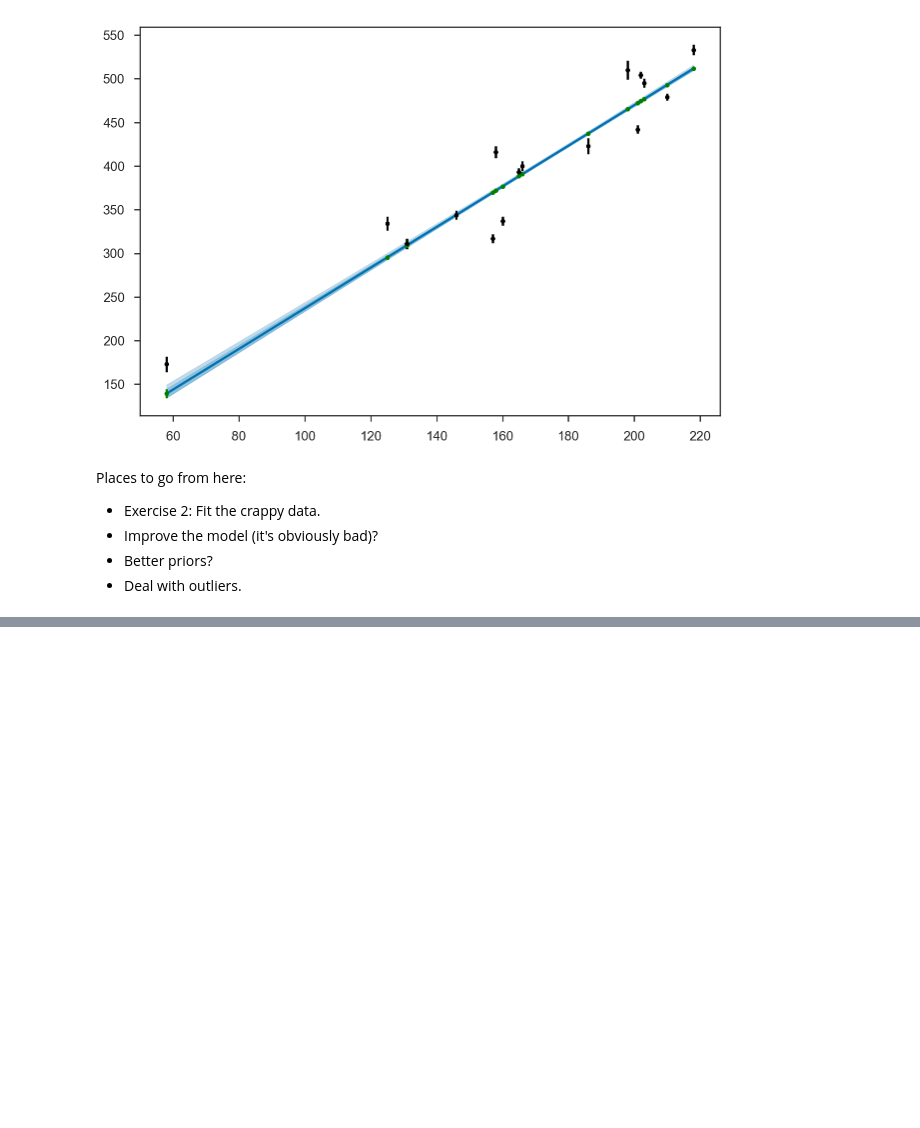
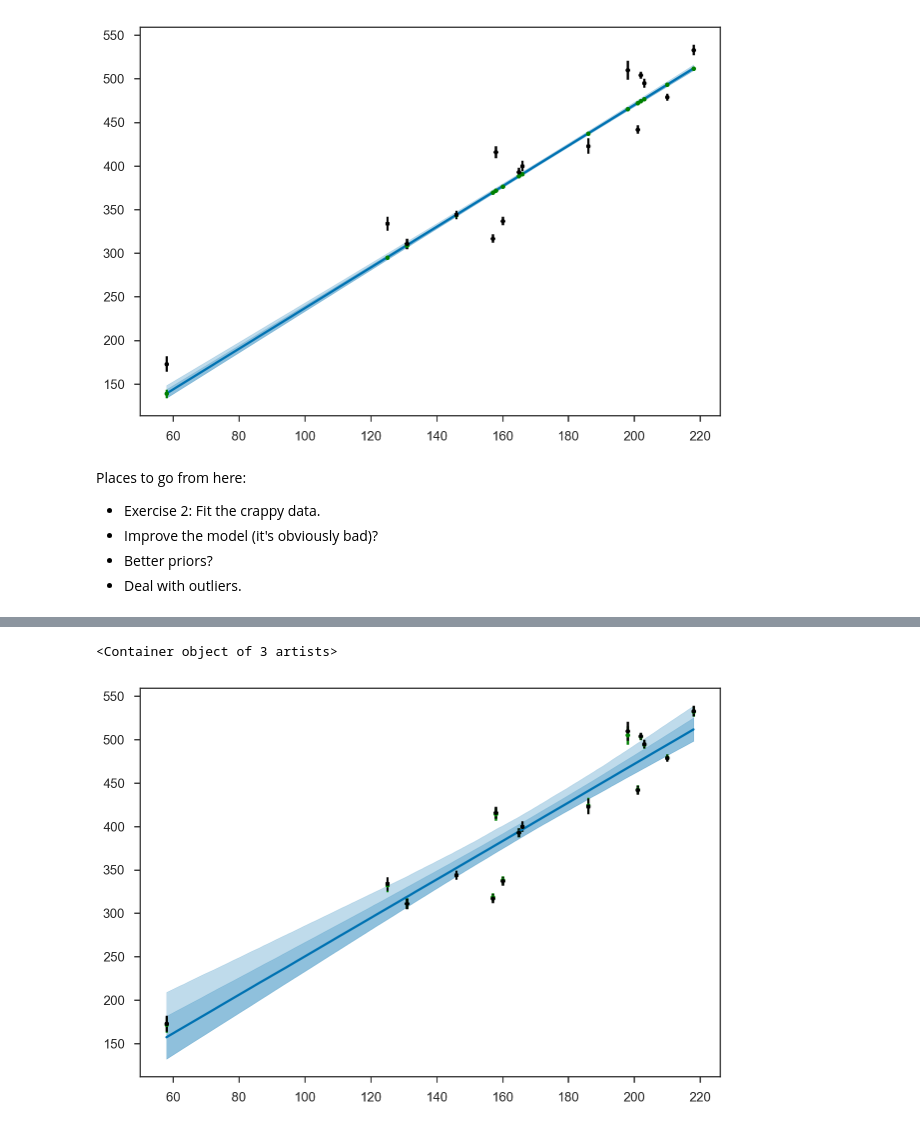
Before and after one commit to farr/GWDataAnalysisSummerSchool, a Jupyter notebook: lecture1/lecture1.ipynb, the cells around one changed output, grey strips where cells are left out. Drawn from its saved outputs; the diff is of its cells as text; code cells hidden in the pictures; blank space fills up the shorter version.

```diff
--- a/lecture1/lecture1.ipynb
+++ b/lecture1/lecture1.ipynb
@@ -145,0 +209,7 @@ Places to go from here:
+# %%
+plot_errorbands(linspace(np.min(table1['x'][ex1N0:]), np.max(table1['x'][ex1N0:]), 1000), samples_scatter['m'], samples_scatter['b'])
+errorbar(table1['x'][ex1N0:], mean(samples_scatter['y_true'], axis=0), yerr=std(samples_scatter['y_true'], axis=0), fmt='.', color='g')
+errorbar(table1['x'][ex1N0:], table1['y'][ex1N0:], yerr=table1['sigma_y'][ex1N0:], fmt='.', color='k')
+# %% [output]
+<Container object of 3 artists>
+[figure, added]
```
Also changed, not shown: parts of 18 cells of this notebook, 3 other files.
